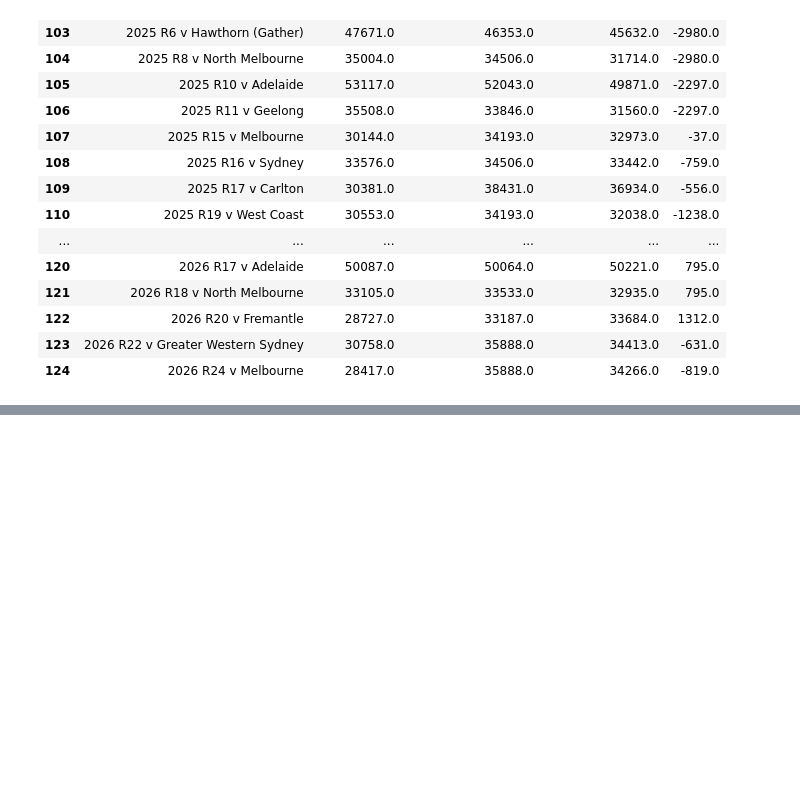
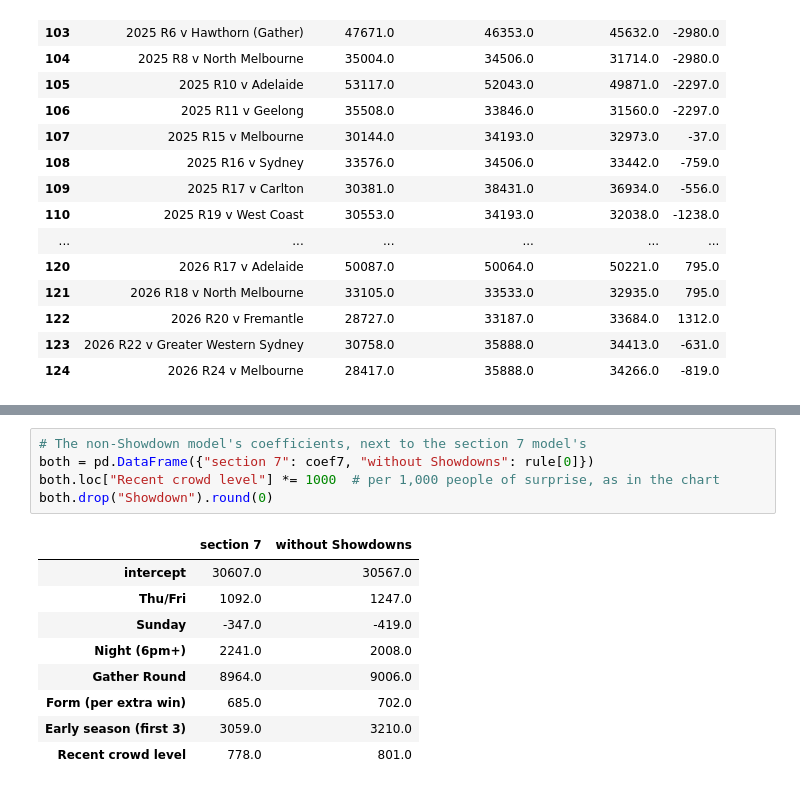
Before and after one commit to pete1729/afl-analytics, a Jupyter notebook: notebooks/09_port_home_attendance.ipynb, the cells around one changed output, grey strips where cells are left out. Drawn from its saved outputs; the diff is of its cells as text; blank space fills up the shorter version.

Commit message:
Add Showdown-exception variant of the next-game model
Co-Authored-By: Claude Opus 5.5 <noreply@anthropic.com>

```diff
--- a/notebooks/09_port_home_attendance.ipynb
+++ b/notebooks/09_port_home_attendance.ipynb
@@ -803,3 +866,18 @@ Big miss: 2025 R17 v Carlton: actual 30,381, predicted 36,934
+# %%
+# The non-Showdown model's coefficients, next to the section 7 model's
+both = pd.DataFrame({"section 7": coef7, "without Showdowns": rule[0]})
+both.loc["Recent crowd level"] *= 1000  # per 1,000 people of surprise, as in the chart
+both.drop("Showdown").round(0)
+# %% [output]
+|  | section 7 | without Showdowns |
+| intercept | 30607.0 | 30567.0 |
+| Thu/Fri | 1092.0 | 1247.0 |
+| Sunday | -347.0 | -419.0 |
+| Night (6pm+) | 2241.0 | 2008.0 |
+| Gather Round | 8964.0 | 9006.0 |
+| Form (per extra win) | 685.0 | 702.0 |
+| Early season (first 3) | 3059.0 | 3210.0 |
+| Recent crowd level | 778.0 | 801.0 |
 # %% [markdown]
 # Results
 
```
Also changed, not shown: parts of 3 cells of this notebook.
